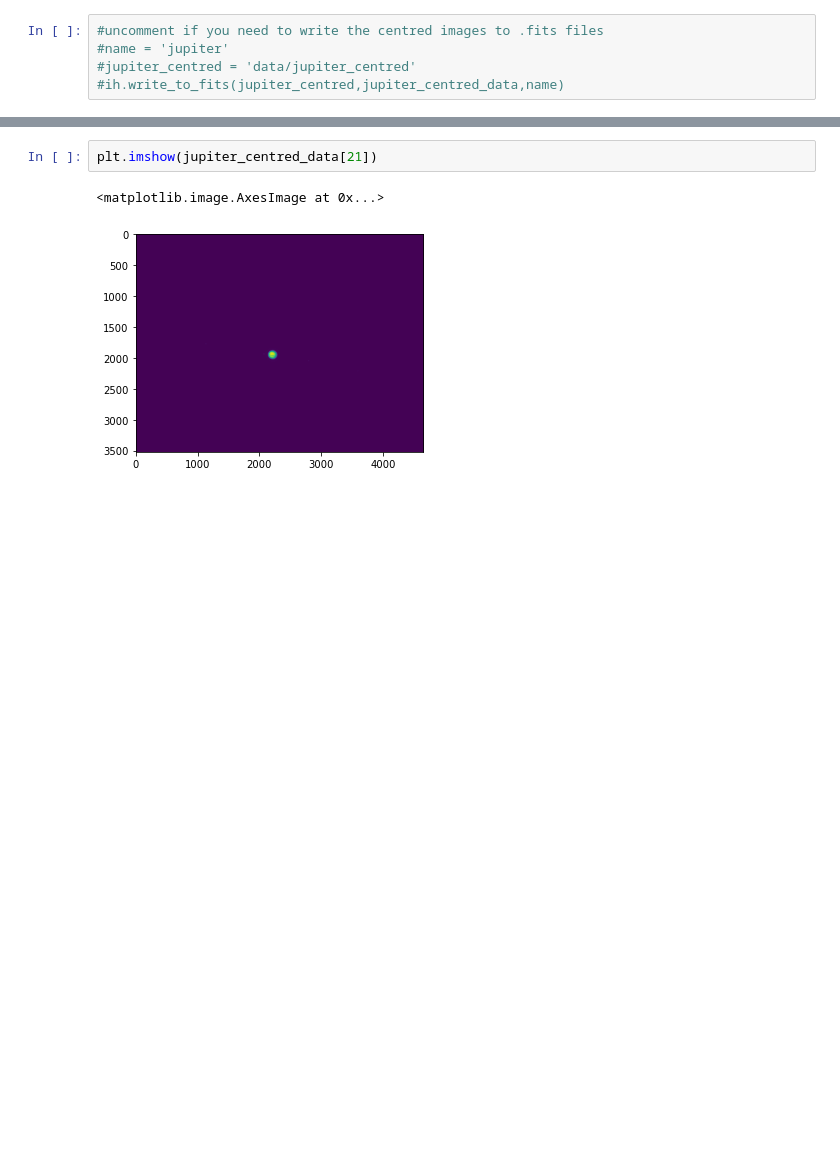
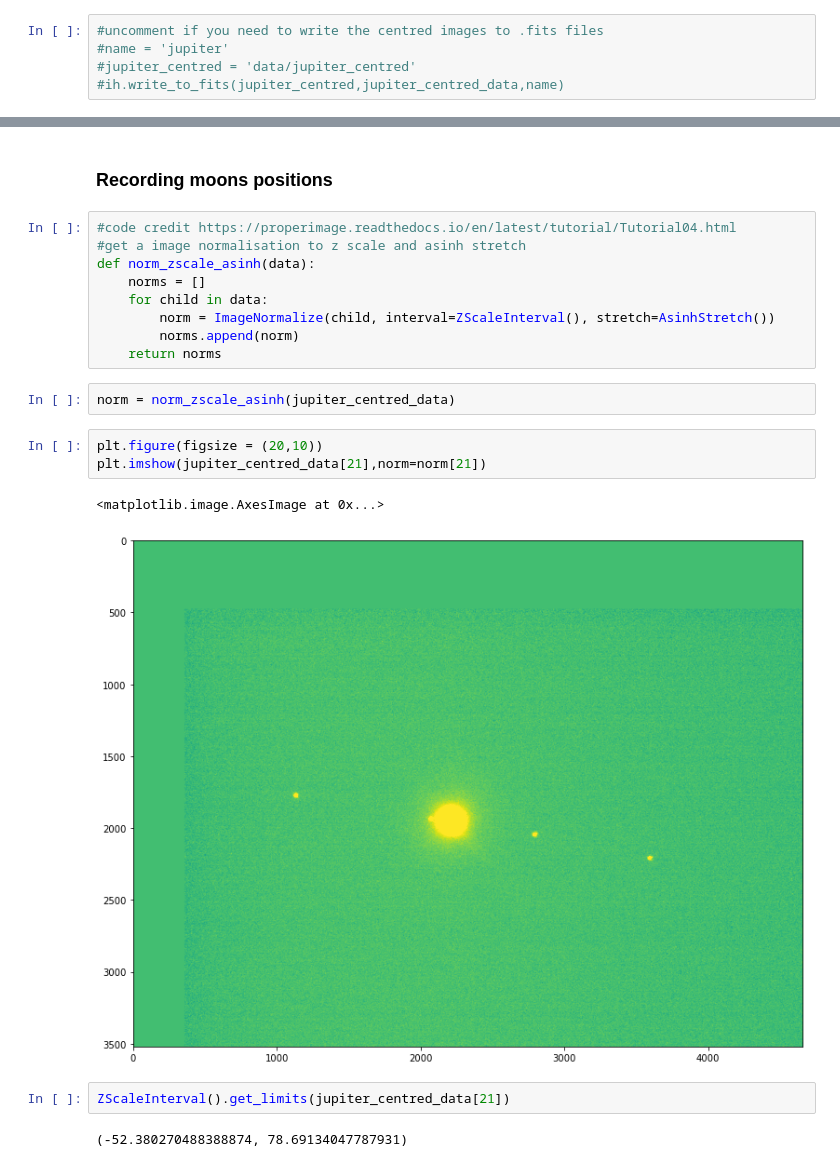
Before and after one commit to DIaDaynaDay/jupiter-insight, a Jupyter notebook: jupiter_centering.ipynb, the cells around one changed output, grey strips where cells are left out. Saved outputs shown, nothing was run; the diff lists cells and outputs as text; blank space fills up the shorter version.

Commit message:
made a function to change the scale of the image

```diff
--- a/jupiter_centering.ipynb
+++ b/jupiter_centering.ipynb
@@ -106,5 +118,23 @@ plt.imshow(jupiter_centred_data[0])
+# %% [markdown]
+### Recording moons positions
+# %%
+#code credit https://properimage.readthedocs.io/en/latest/tutorial/Tutorial04.html
+#get a image normalisation to z scale and asinh stretch
+def norm_zscale_asinh(data):
+    norms = []
+    for child in data:
+        norm = ImageNormalize(child, interval=ZScaleInterval(), stretch=AsinhStretch())
+        norms.append(norm)
+    return norms
+# %%
+norm = norm_zscale_asinh(jupiter_centred_data)
 # %%
-plt.imshow(jupiter_centred_data[21])
+plt.figure(figsize = (20,10))
+plt.imshow(jupiter_centred_data[21],norm=norm[21])
 # %% [output]
 <matplotlib.image.AxesImage at 0x...>
-[figure, old version]
+[figure, new version]
+# %%
+ZScaleInterval().get_limits(jupiter_centred_data[21])
+# %% [output]
+(-52.380270488388874, 78.69134047787931)
```
Also changed, not shown: parts of 5 cells of this notebook, 1 other file.
